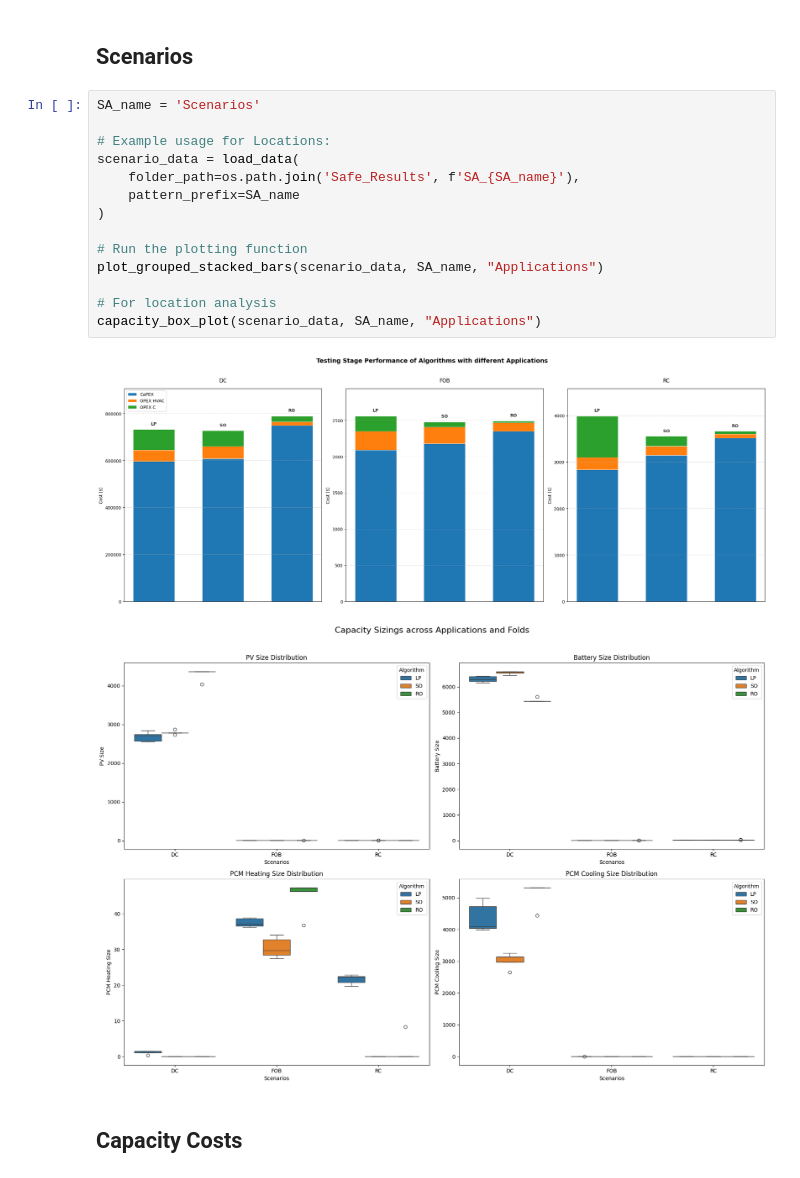
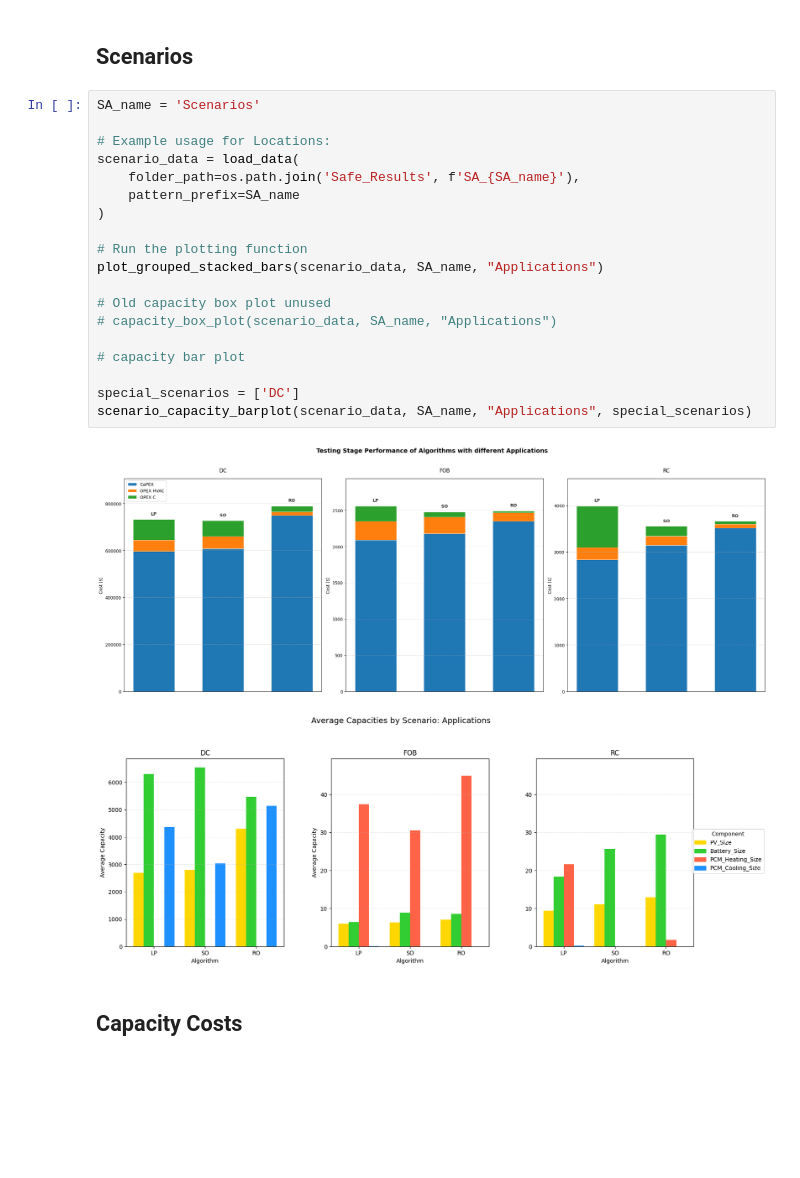
Before and after one commit to ARResearchCC/Capacity_Algo, a Jupyter notebook: Plots.ipynb, the cells around one changed output. Saved outputs shown, nothing was run; the diff lists cells and outputs as text; blank space fills up the shorter version.

```diff
--- a/Plots.ipynb
+++ b/Plots.ipynb
@@ -247,20 +354,25 @@ capacity_box_plot(location_data, SA_name, "Locations")
 # %%
 SA_name = 'Scenarios'
 
 # Example usage for Locations:
 scenario_data = load_data(
     folder_path=os.path.join('Safe_Results', f'SA_{SA_name}'),
     pattern_prefix=SA_name
 )
 
 # Run the plotting function
 plot_grouped_stacked_bars(scenario_data, SA_name, "Applications")
 
-# For location analysis
-capacity_box_plot(scenario_data, SA_name, "Applications")
+# Old capacity box plot unused
+# capacity_box_plot(scenario_data, SA_name, "Applications")
+
+# capacity bar plot
+
+special_scenarios = ['DC']
+scenario_capacity_barplot(scenario_data, SA_name, "Applications", special_scenarios)
 # %% [output]
 [figure]
-[figure, old version]
+[figure, new version]
 # %% [markdown]
 ## Capacity Costs
 # %%
```
Also changed, not shown: parts of 20 cells of this notebook, 1 other file.
